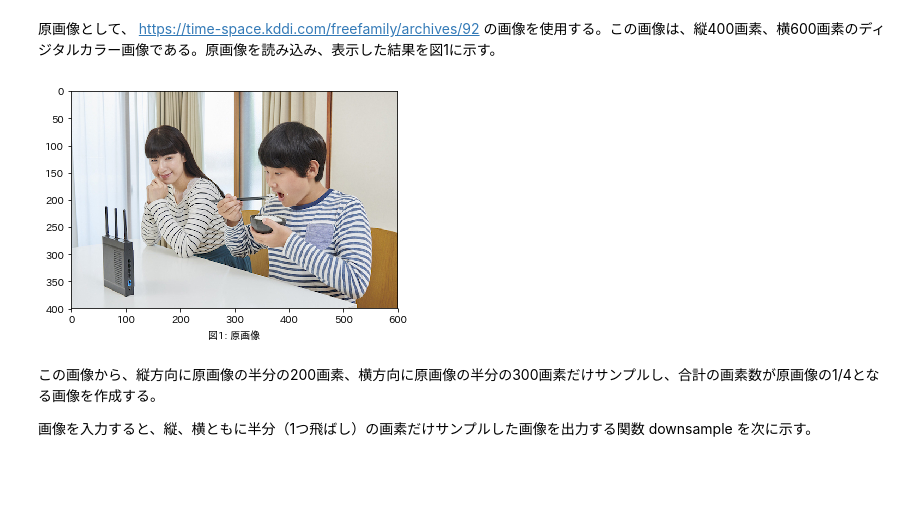
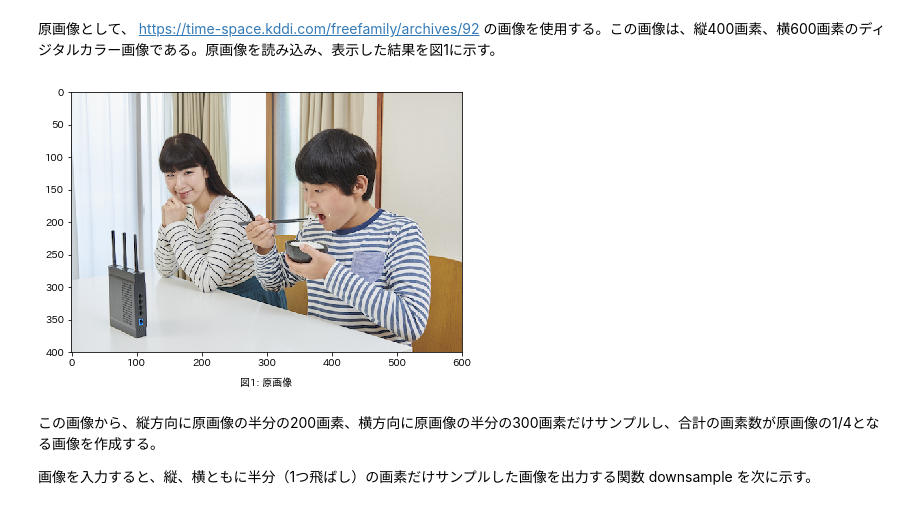
Before and after one commit to azyobuzin/lecture_image_processing, a Jupyter notebook: kadai1.ipynb, the cells around one changed output. Saved outputs shown, nothing was run; the diff lists cells and outputs as text; code cells hidden in the pictures; blank space fills up the shorter version.

```diff
--- a/kadai1.ipynb
+++ b/kadai1.ipynb
@@ -5,23 +5,23 @@
 原画像として、 https://time-space.kddi.com/freefamily/archives/92 の画像を使用する。この画像は、縦400画素、横600画素のディジタルカラー画像である。原画像を読み込み、表示した結果を図1に示す。
 # %%
 # 環境準備
-%run -i prelude.ipy
+%run -i prelude.ipynb
 
 # ファイルの読み込み
 original = PIL.Image.open(IMAGE1_PATH)
 
 # 表示
 def imshow(img, title):
-    fig, ax = plt.subplots()
+    fig, ax = plt.subplots(figsize=(7, 5))
     ax.imshow(img)
     ax.text(0.5, -0.1, title,
             transform=ax.transAxes,
             horizontalalignment='center',
             verticalalignment='top')
 
 imshow(original, '図1: 原画像')
 # %% [output]
-[figure, old version]
+[figure, new version]
 # %% [markdown]
 この画像から、縦方向に原画像の半分の200画素、横方向に原画像の半分の300画素だけサンプルし、合計の画素数が原画像の1/4となる画像を作成する。
 
```
Also changed, not shown: parts of 4 cells of this notebook, 12 other files.
